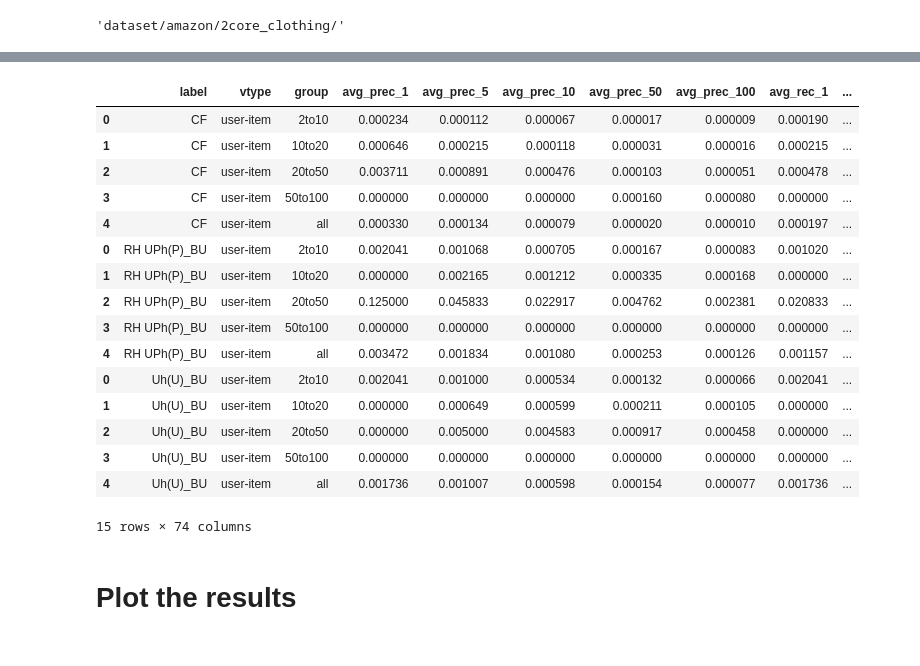
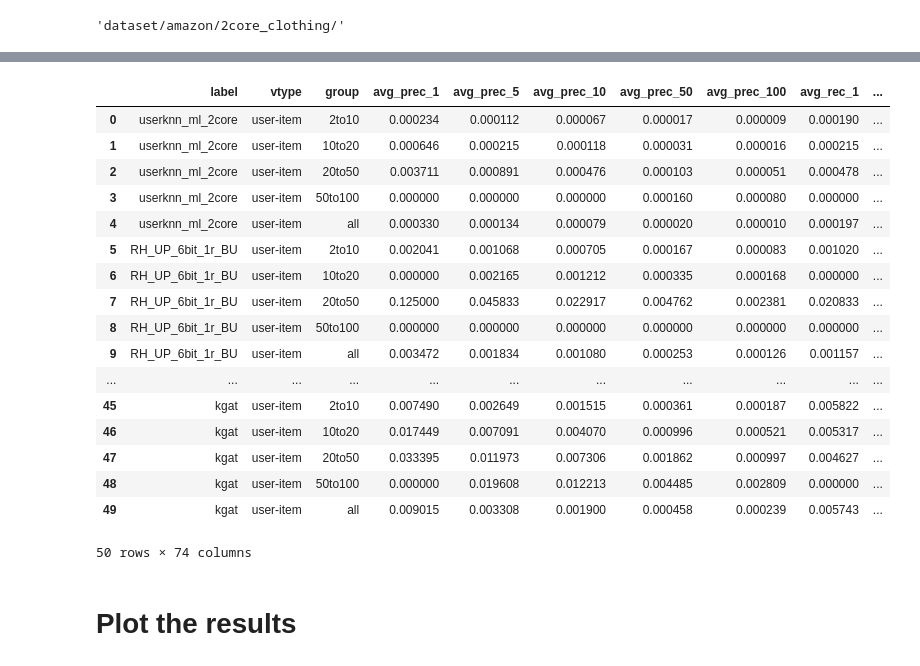
Before and after one commit to MarshallCN/RecHash, a Jupyter notebook: evaluate_predictions-hash_Amazon.ipynb, the cells around one changed output, grey strips where cells are left out. Saved outputs shown, nothing was run; the diff lists cells and outputs as text; code cells hidden in the pictures.

```diff
--- a/evaluate_predictions-hash_Amazon.ipynb
+++ b/evaluate_predictions-hash_Amazon.ipynb
@@ -70 +75,5 @@ labels = ['CF','RH UPh(P)','RH Uh(U)','SRH Uh(U)','SRH UPh(P)','RH UP','RH UPUP'
+# %%
+new = []
+for i in labels:
+  new += [i] * 5
 # %%
@@ -154,23 +185,25 @@ ZeroDivisionError: ignored
-# %%
-df
-# %% [output]
-|  | label | vtype | group | avg_prec_1 | avg_prec_5 | avg_prec_10 | avg_prec_50 | avg_prec_100 | avg_rec_1 | ... |
-| 0 | CF | user-item | 2to10 | 0.000234 | 0.000112 | 0.000067 | 0.000017 | 0.000009 | 0.000190 | ... |
-| 1 | CF | user-item | 10to20 | 0.000646 | 0.000215 | 0.000118 | 0.000031 | 0.000016 | 0.000215 | ... |
-| 2 | CF | user-item | 20to50 | 0.003711 | 0.000891 | 0.000476 | 0.000103 | 0.000051 | 0.000478 | ... |
-| 3 | CF | user-item | 50to100 | 0.000000 | 0.000000 | 0.000000 | 0.000160 | 0.000080 | 0.000000 | ... |
-| 4 | CF | user-item | all | 0.000330 | 0.000134 | 0.000079 | 0.000020 | 0.000010 | 0.000197 | ... |
-| 0 | RH UPh(P)_BU | user-item | 2to10 | 0.002041 | 0.001068 | 0.000705 | 0.000167 | 0.000083 | 0.001020 | ... |
-| 1 | RH UPh(P)_BU | user-item | 10to20 | 0.000000 | 0.002165 | 0.001212 | 0.000335 | 0.000168 | 0.000000 | ... |
-| 2 | RH UPh(P)_BU | user-item | 20to50 | 0.125000 | 0.045833 | 0.022917 | 0.004762 | 0.002381 | 0.020833 | ... |
-| 3 | RH UPh(P)_BU | user-item | 50to100 | 0.000000 | 0.000000 | 0.000000 | 0.000000 | 0.000000 | 0.000000 | ... |
-| 4 | RH UPh(P)_BU | user-item | all | 0.003472 | 0.001834 | 0.001080 | 0.000253 | 0.000126 | 0.001157 | ... |
-| 0 | Uh(U)_BU | user-item | 2to10 | 0.002041 | 0.001000 | 0.000534 | 0.000132 | 0.000066 | 0.002041 | ... |
-| 1 | Uh(U)_BU | user-item | 10to20 | 0.000000 | 0.000649 | 0.000599 | 0.000211 | 0.000105 | 0.000000 | ... |
-| 2 | Uh(U)_BU | user-item | 20to50 | 0.000000 | 0.005000 | 0.004583 | 0.000917 | 0.000458 | 0.000000 | ... |
-| 3 | Uh(U)_BU | user-item | 50to100 | 0.000000 | 0.000000 | 0.000000 | 0.000000 | 0.000000 | 0.000000 | ... |
-| 4 | Uh(U)_BU | user-item | all | 0.001736 | 0.001007 | 0.000598 | 0.000154 | 0.000077 | 0.001736 | ... |
-15 rows × 74 columns
+# %%
+df['label'] = new
+df
+# %% [output]
+|  | label | vtype | group | avg_prec_1 | avg_prec_5 | avg_prec_10 | avg_prec_50 | avg_prec_100 | avg_rec_1 | ... |
+| 0 | userknn_ml_2core | user-item | 2to10 | 0.000234 | 0.000112 | 0.000067 | 0.000017 | 0.000009 | 0.000190 | ... |
+| 1 | userknn_ml_2core | user-item | 10to20 | 0.000646 | 0.000215 | 0.000118 | 0.000031 | 0.000016 | 0.000215 | ... |
+| 2 | userknn_ml_2core | user-item | 20to50 | 0.003711 | 0.000891 | 0.000476 | 0.000103 | 0.000051 | 0.000478 | ... |
+| 3 | userknn_ml_2core | user-item | 50to100 | 0.000000 | 0.000000 | 0.000000 | 0.000160 | 0.000080 | 0.000000 | ... |
+| 4 | userknn_ml_2core | user-item | all | 0.000330 | 0.000134 | 0.000079 | 0.000020 | 0.000010 | 0.000197 | ... |
+| 5 | RH_UP_6bit_1r_BU | user-item | 2to10 | 0.002041 | 0.001068 | 0.000705 | 0.000167 | 0.000083 | 0.001020 | ... |
+| 6 | RH_UP_6bit_1r_BU | user-item | 10to20 | 0.000000 | 0.002165 | 0.001212 | 0.000335 | 0.000168 | 0.000000 | ... |
+| 7 | RH_UP_6bit_1r_BU | user-item | 20to50 | 0.125000 | 0.045833 | 0.022917 | 0.004762 | 0.002381 | 0.020833 | ... |
+| 8 | RH_UP_6bit_1r_BU | user-item | 50to100 | 0.000000 | 0.000000 | 0.000000 | 0.000000 | 0.000000 | 0.000000 | ... |
+| 9 | RH_UP_6bit_1r_BU | user-item | all | 0.003472 | 0.001834 | 0.001080 | 0.000253 | 0.000126 | 0.001157 | ... |
+| ... | ... | ... | ... | ... | ... | ... | ... | ... | ... | ... |
+| 45 | kgat | user-item | 2to10 | 0.007490 | 0.002649 | 0.001515 | 0.000361 | 0.000187 | 0.005822 | ... |
+| 46 | kgat | user-item | 10to20 | 0.017449 | 0.007091 | 0.004070 | 0.000996 | 0.000521 | 0.005317 | ... |
+| 47 | kgat | user-item | 20to50 | 0.033395 | 0.011973 | 0.007306 | 0.001862 | 0.000997 | 0.004627 | ... |
+| 48 | kgat | user-item | 50to100 | 0.000000 | 0.019608 | 0.012213 | 0.004485 | 0.002809 | 0.000000 | ... |
+| 49 | kgat | user-item | all | 0.009015 | 0.003308 | 0.001900 | 0.000458 | 0.000239 | 0.005743 | ... |
+50 rows × 74 columns
 # %% [markdown]
 # Plot the results
 # %%
```
Also changed, not shown: parts of 12 cells of this notebook, 9 other files.
